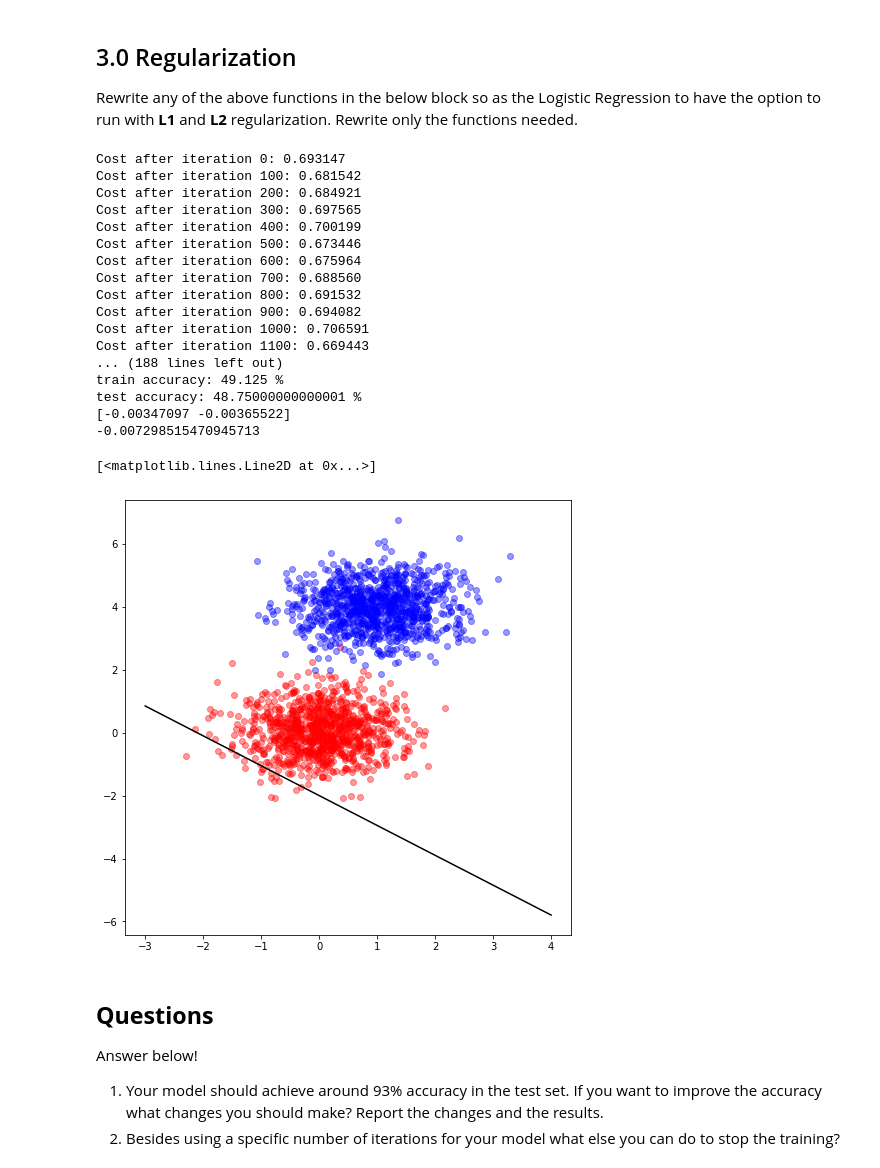
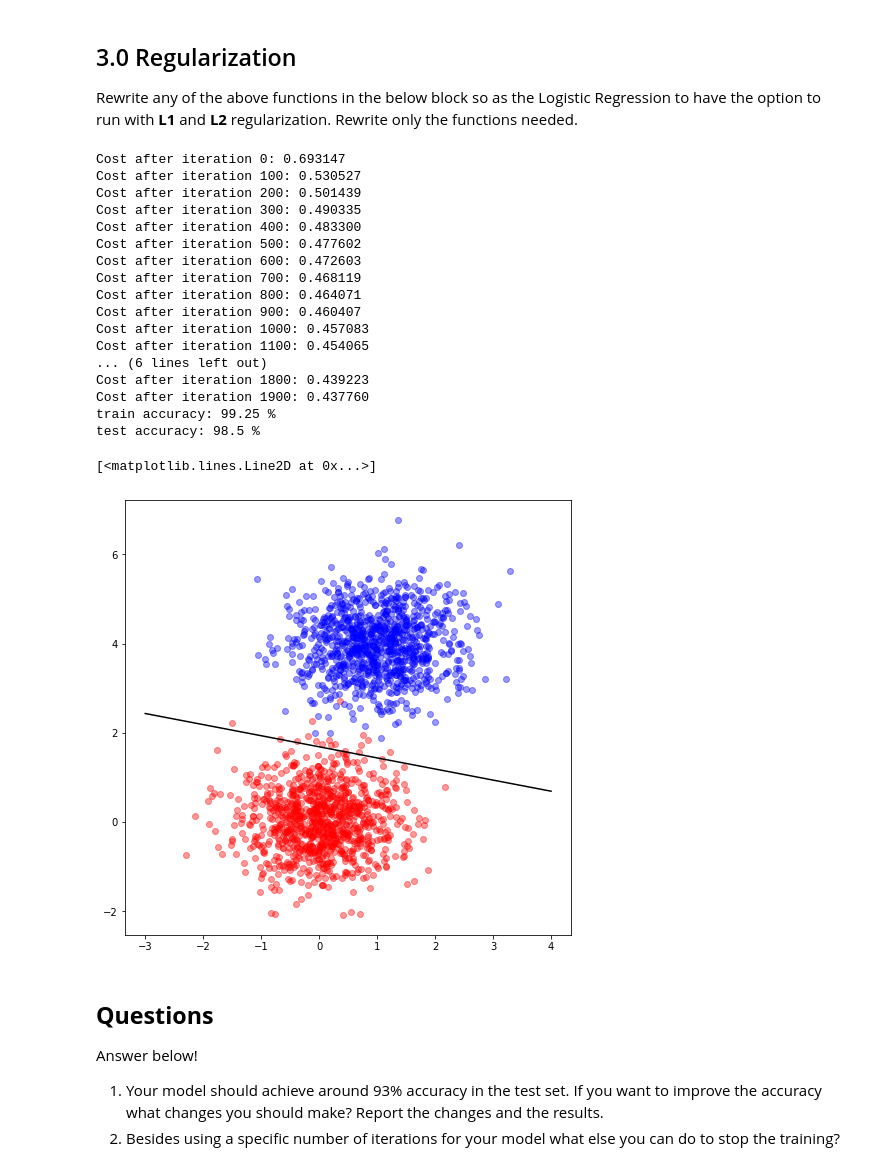
Before and after one commit to NickKaparinos/Pattern-Recognition-Swipe-Classification, a Jupyter notebook: 9245_Nikos_Kaparinos_nikokapa@ece.auth.gr_LinearModels.ipynb, the cells around one changed output. Saved outputs shown, nothing was run; the diff lists cells and outputs as text; code cells hidden in the pictures.

```diff
--- a/9245_Nikos_Kaparinos_nikokapa@ece.auth.gr_LinearModels.ipynb
+++ b/9245_Nikos_Kaparinos_nikokapa@ece.auth.gr_LinearModels.ipynb
@@ -835,12 +809,12 @@ def compute_cost(w,b,X,Y,regularization="none",l=1):
     for i in range(Y.shape[1]):
         if Y[0,i] == 1:
             # Underflow protection
-            cost += -1*np.log(sigma[0,i])
-            #cost += np.log(1 + np.exp(-z[0,i]))
+            #cost += -1*np.log(sigma[0,i])
+            cost += np.log(1 + np.exp(-z[0,i]))
         else:
             # Underflow protection
-            cost += -1*np.log(1-sigma[0,i])
-            #cost += np.log(1 + np.exp(z[0,i]))
+            #cost += -1*np.log(1-sigma[0,i])
+            cost += np.log(1 + np.exp(z[0,i]))
     cost = cost/X.shape[0]
 
     if regularization == "l1":
@@ -947,52 +921,52 @@ def model(X_train, Y_train, X_test, Y_test, num_iterations = 20000, learning_rat
 # %%
 #You can freely test your code here
 # BEGIN CODE HERE
 from sklearn.model_selection import train_test_split
 X_train, X_test, y_train, y_test =  train_test_split(X,y.T,test_size=0.2,random_state=0, shuffle=True, stratify=y.T)
 y_train = y_train.T
 y_test = y_test.T
 #END CODE HERE
 
-d = model(X_train,y_train,X_test,y_test,num_iterations = 2000, learning_rate = 0.004,regularization='l1',l=5)
+d = model(X_train,y_train,X_test,y_test,num_iterations = 2000, learning_rate = 0.004,regularization='l2',l=1)
 
 # Plot again
 plt.figure(figsize=(8,8))
 plt.scatter(X[0:num_observations, 0],
             X[0:num_observations, 1],
             c = 'r', alpha = .4)
 plt.scatter(X[num_observations:, 0],
             X[num_observations:, 1],
             c = 'b', alpha = .4)
 
 x_boundary = np.linspace(-3, 4, 1000) # Return evenly spaced numbers over a specified interval.
 weights =  d['w'][0]
 # BEGIN CODE HERE
-print(weights)
-print(d['b'])
+# print(weights)
+# print(d['b'])
 y_boundary = -(weights[0]*x_boundary/weights[1] + d['b']/weights[1])  # y = -(ax/c + b/c)
 #END CODE HERE
 
 plt.plot(x_boundary, y_boundary, color='black')
 # %% [output]
 Cost after iteration 0: 0.693147
-Cost after iteration 100: 0.681542
-Cost after iteration 200: 0.684921
-Cost after iteration 300: 0.697565
-Cost after iteration 400: 0.700199
-Cost after iteration 500: 0.673446
-Cost after iteration 600: 0.675964
-Cost after iteration 700: 0.688560
-Cost after iteration 800: 0.691532
-Cost after iteration 900: 0.694082
-Cost after iteration 1000: 0.706591
-Cost after iteration 1100: 0.669443
-... (188 lines left out)
-train accuracy: 49.125 %
-test accuracy: 48.75000000000001 %
-[-0.00347097 -0.00365522]
--0.007298515470945713
+Cost after iteration 100: 0.530527
+Cost after iteration 200: 0.501439
+Cost after iteration 300: 0.490335
+Cost after iteration 400: 0.483300
+Cost after iteration 500: 0.477602
+Cost after iteration 600: 0.472603
+Cost after iteration 700: 0.468119
+Cost after iteration 800: 0.464071
+Cost after iteration 900: 0.460407
+Cost after iteration 1000: 0.457083
+Cost after iteration 1100: 0.454065
+... (6 lines left out)
+Cost after iteration 1800: 0.439223
+Cost after iteration 1900: 0.437760
+train accuracy: 99.25 %
+test accuracy: 98.5 %
 [<matplotlib.lines.Line2D at 0x...>]
-[figure, old version]
+[figure, new version]
 # %% [markdown]
 ## **Questions** ##
 
```
Also changed, not shown: parts of 8 cells of this notebook.
